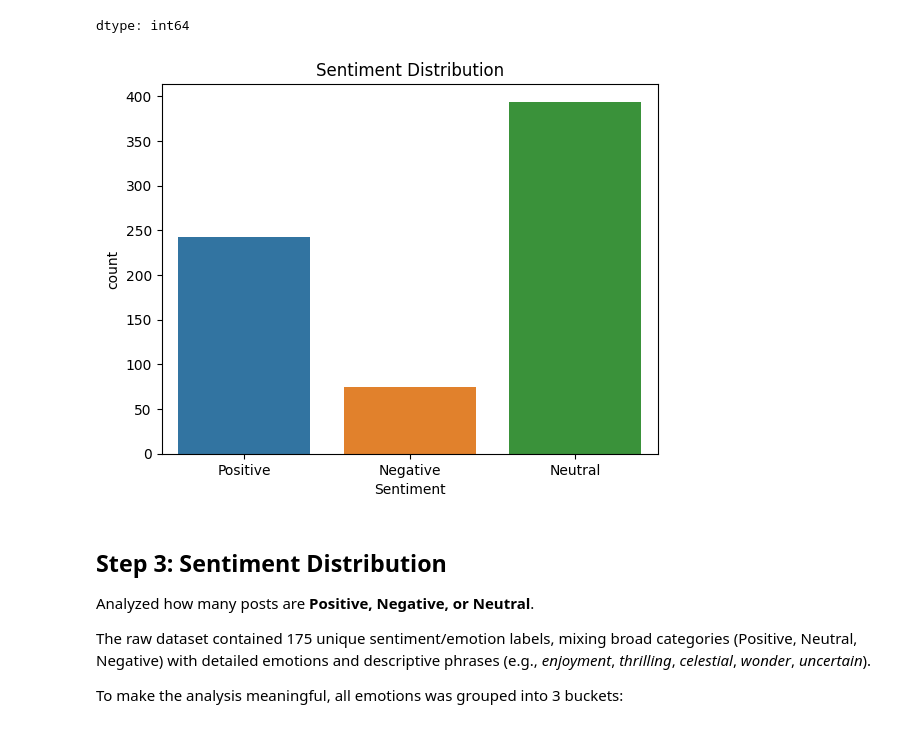
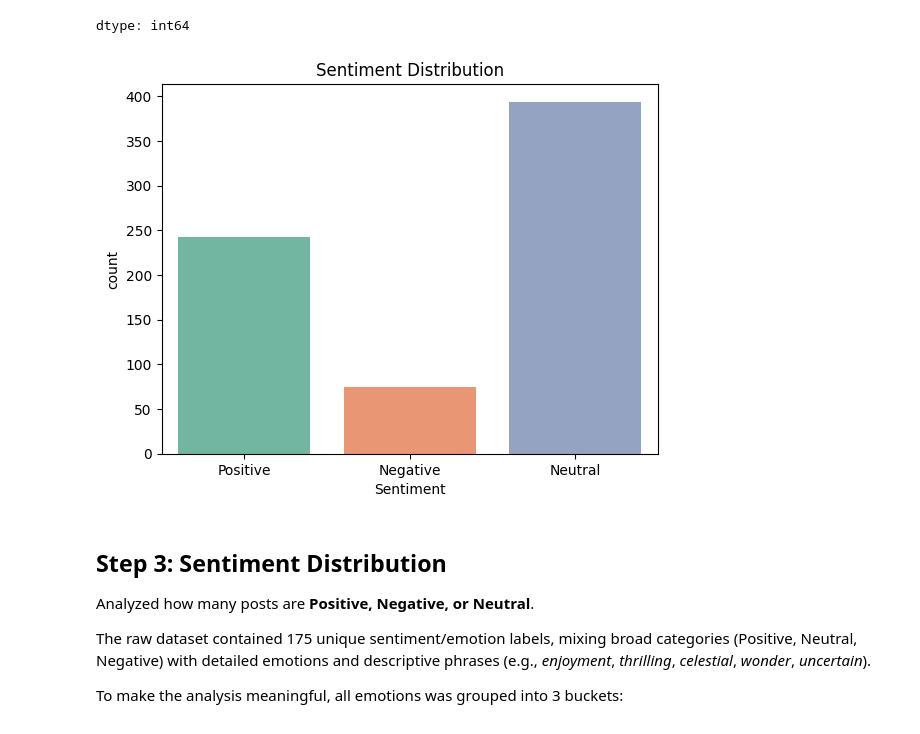
Before and after one commit to OcSpice/Sentiment-Dataset-EDA, a Jupyter notebook: EDA_on_Sentiment_Dataset.ipynb, the cells around one changed output. Drawn from its saved outputs; the diff is of its cells as text; code cells hidden in the pictures.

```diff
--- a/EDA_on_Sentiment_Dataset.ipynb
+++ b/EDA_on_Sentiment_Dataset.ipynb
@@ -125,12 +125,12 @@ df['Sentiment'].value_counts()
 dtype: int64
 # %%
 sns.countplot(x='Sentiment', hue='Sentiment', data=df,
-              palette=default_colors, legend=False)
+              palette="Set2", legend=False)
 
 plt.title("Sentiment Distribution")
 plt.show()
 # %% [output]
-[figure, old version]
+[figure, new version]
 # %% [markdown]
 ## **Step 3: Sentiment Distribution**
 Analyzed how many posts are **Positive, Negative, or Neutral**.
```
